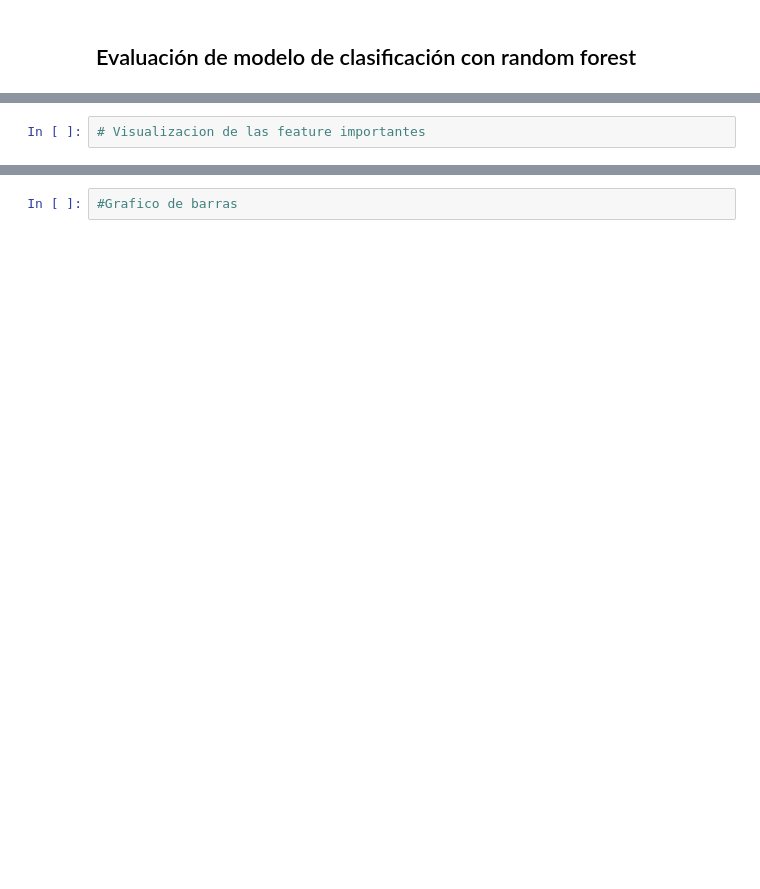
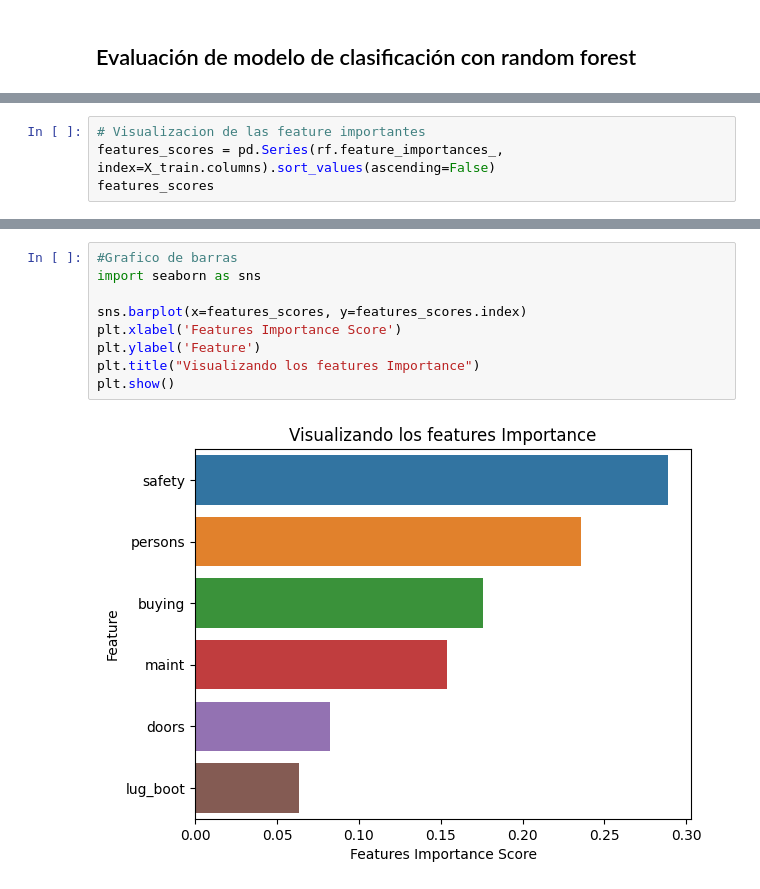
Before and after one commit to JRamos84/tree-data-science-platzi, a Jupyter notebook: decision_tree_random_forest_project_template.ipynb, the cells around one changed output, grey strips where cells are left out. Cells and saved outputs as stored; diff of their text form; blank space fills up the shorter version.

```diff
--- a/decision_tree_random_forest_project_template.ipynb
+++ b/decision_tree_random_forest_project_template.ipynb
@@ -196,2 +222,4 @@ y_test_pred_tree = tree.predict(X_test)
 # %%
 # Visualizacion de las feature importantes
+features_scores = pd.Series(rf.feature_importances_, index=X_train.columns).sort_values(ascending=False)
+features_scores
@@ -198,4 +234,13 @@ y_test_pred_tree = tree.predict(X_test)
 # %%
 #Grafico de barras
+import seaborn as sns
+
+sns.barplot(x=features_scores, y=features_scores.index)
+plt.xlabel('Features Importance Score')
+plt.ylabel('Feature')
+plt.title("Visualizando los features Importance")
+plt.show()
+# %% [output]
+[figure, added]
 # %%
 # Matriz de confusion del RF
```
Also changed, not shown: parts of 9 cells of this notebook, 8 other files.
